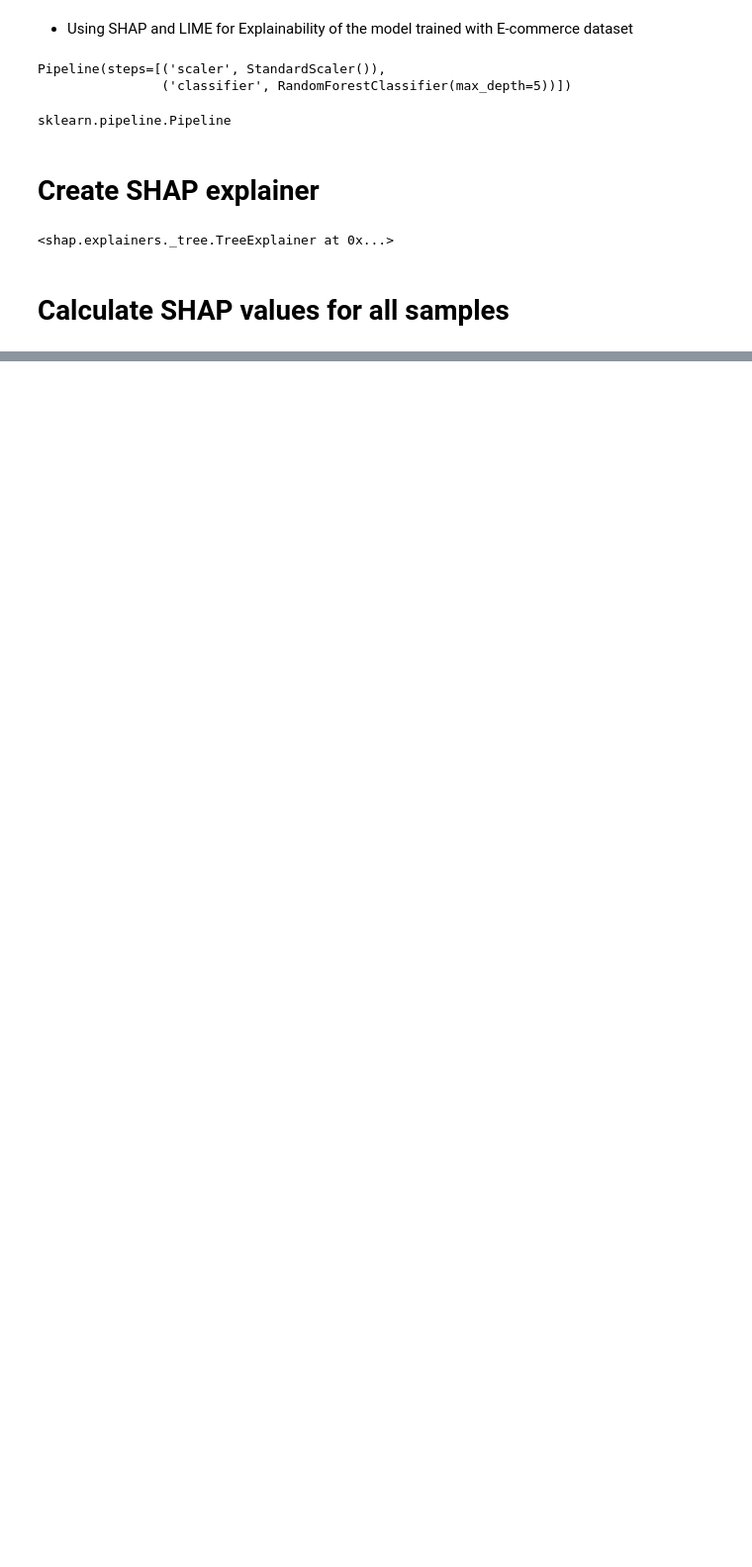
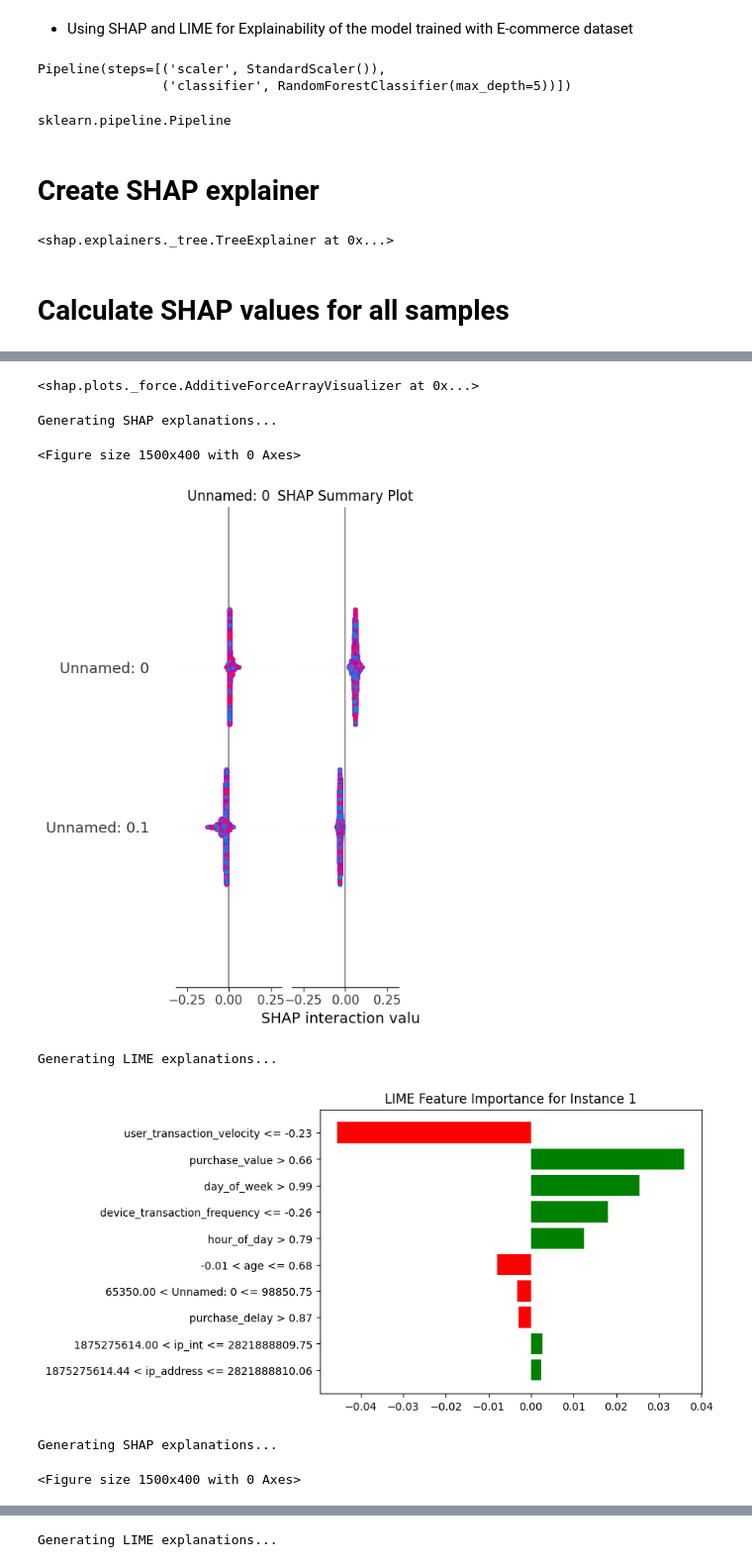
Before and after one commit to nebiyu-getachew/Fraud-Detection, a Jupyter notebook: notebooks/task_3.ipynb, the cells around one changed output, grey strips where cells are left out. Shown at 99% size. Saved outputs shown, nothing was run; the diff lists cells and outputs as text; code cells hidden in the pictures; blank space fills up the shorter version.

Commit message:
Explaining a Model with SHAP

```diff
--- a/notebooks/task_3.ipynb
+++ b/notebooks/task_3.ipynb
@@ -269,0 +280,27 @@ shap_values = explainer.shap_values(X_test_fd)
+# %%
+# Sample only a small number of rows, such as the top 100 samples
+sample_indices = shap_values[0:100]  # Adjust the range based on your dataset
+
+# Choose a specific index from the subsample
+sample_index = 1  # Update this based on the index you want
+
+# Plot SHAP force plot for the subsampled data
+shap.plots.force(explainer.expected_value[sample_index], shap_values[sample_index])
+# %% [output]
+<shap.plots._force.AdditiveForceArrayVisualizer at 0x...>
+# %%
+# Create instance of the class
+fraud_explainer = ModelExplainer('../data/random_forest_fraud_best_model.pkl', X_test_fd)
+
+ # Explains the first instance in the dataset
+fraud_explainer.explain_model(instance_idx=1)
+ # Explains the first instance in the dataset
+fraud_explainer.explain_model(instance_idx=0)
+# %% [output]
+Generating SHAP explanations...
+<Figure size 1500x400 with 0 Axes>
+[figure, added]
+Generating LIME explanations...
+[figure, added]
+Generating SHAP explanations...
+<Figure size 1500x400 with 0 Axes>
@@ -269,0 +308 @@ shap_values = explainer.shap_values(X_test_fd)
+Generating LIME explanations...
```
Also changed, not shown: parts of 6 cells of this notebook.
